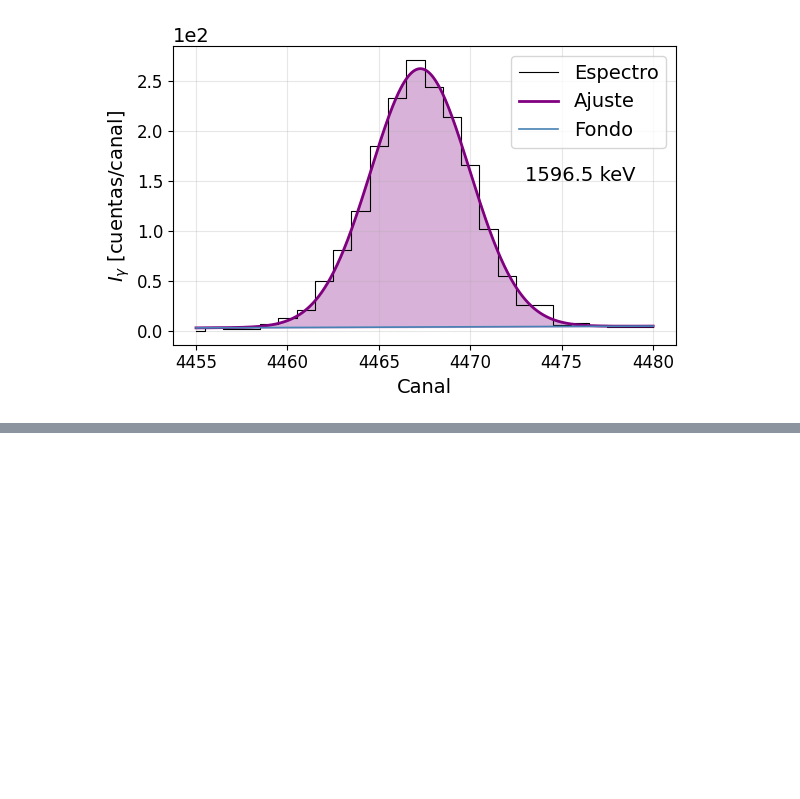
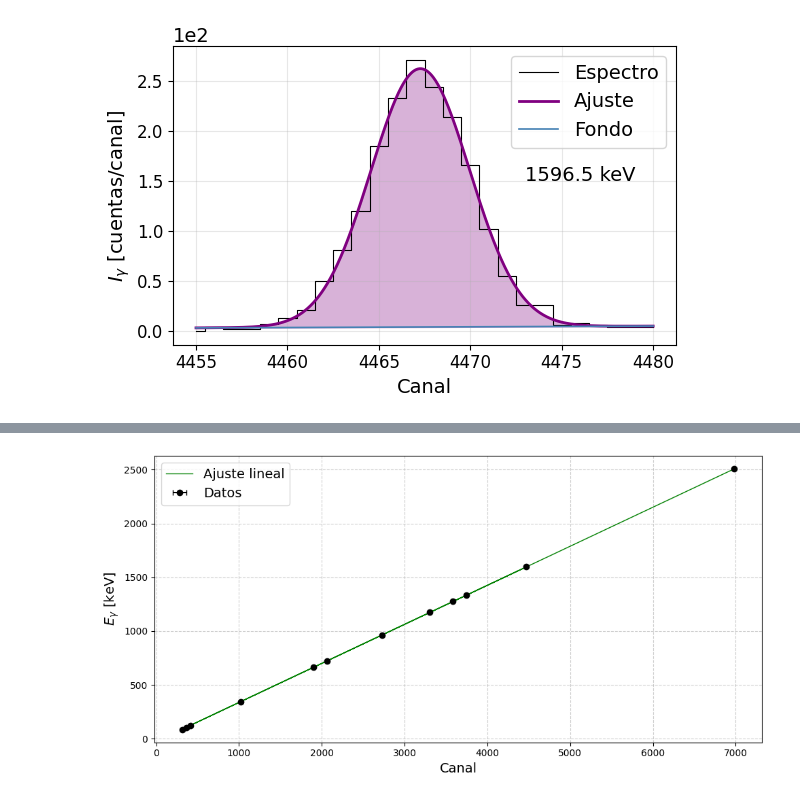
Before and after one commit to asarria48/Nuclear-physics, a Jupyter notebook: Informe3.ipynb, the cells around one changed output, grey strips where cells are left out. Cells and saved outputs as stored; diff of their text form; code cells hidden in the pictures; blank space fills up the shorter version.

Commit message:
Ajuste de energía keV vs energía canal

```diff
--- a/Informe3.ipynb
+++ b/Informe3.ipynb
@@ -1450,0 +1453,85 @@ Int      = 1746(34)
+# %%
+E = np.array([86.5, 105.3, 344.3, 723.3, 964.1, 1274.5, 1596.5, 122.1, 661.7, 1173.2, 1332.5, 2505.7])                                # datos de energía tomados de las tablas
+mu = np.array([312.1, 363.7, 1020.1101, 2062.905, 2725.83, 3580.551, 4467.266, 410.622, 1896.49, 3307.216, 3746.453, 6982.97])      # datos de mu hallados en los ajustes
+dmu = np.array([0.2, 0.1, 0.0071, 0.013, 0.02, 0.015, 0.037, 0.032, 0.02, 0.015, 0.015, 0.06])                                         # incertidumbres asociadas a cada canal
+dE = np.ones_like(E)                                                                                                                          # incertidumbre fija para la energía
+
+
+def f(E, b0, b1):
+    return b0 + b1 * E                                                                                # canal = b0 + b1 * energía
+
+popt, pcov = curve_fit(f, E, mu, sigma=dE, absolute_sigma=True)
+b0, b1 = popt
+db0, db1 = np.sqrt(np.diag(pcov))
+
+print("=== Ajuste de canal vs energía ===")
+print(f"b0 = {b0:.3f} ± {db0:.3f}")
+print(f"b1 = {b1:.5f} ± {db1:.5f}")
+print(pcov[0,1])
+
+# invierto
+# E = a0 + a1 * canal
+a1 = 1 / b1
+a0 = -b0 / b1
+da1 = db1 / b1**2
+da0 = np.sqrt((db0/b1)**2 + (b0*db1/b1**2)**2)
+
+
+def format_uncertainty(value, uncertainty):
+    n_decimals = int(-np.floor(np.log10(uncertainty))) + 1
+    value_rounded = round(value, n_decimals)
+    uncertainty_rounded = round(uncertainty, n_decimals)
+    digits = str(uncertainty_rounded).replace('.', '')[:3]
+    return f"{value_rounded:.{n_decimals}f}({digits})"
+
+a0_str = format_uncertainty(a0, da0)
+a1_str = format_uncertainty(a1, da1)
+
+print("\n=== Resultados de la calibración en energía ===")
+print(f"a0 = {a0_str} keV")
+print(f"a1 = {a1_str} keV/canal")
+print(f"\nEcuación de calibración:")
+print(f"E = {a0_str} + {a1_str} * canal")
+print(f"Acomodar la incertidumbre de a0 a (2) y despreciar la de a1.")
+
+
+plt.figure(figsize=(10,5))
+plt.errorbar(mu, E, xerr=dmu, fmt='o', color='black', capsize=3, label='Datos')
+plt.plot(mu, a0 + a1*mu, color='green', lw=1, label='Ajuste lineal')
+plt.xlabel('Canal', fontsize=14)
+plt.ylabel('$E_{\\gamma}$ [keV]', fontsize=14)
+plt.legend(fontsize=14)
+plt.grid(True, ls='--', alpha=0.6)
+plt.tight_layout()
+plt.show()
+
+
+E_ajustado = a0 + a1 * mu
+dif = E - E_ajustado
+error_rel = np.abs(dif / E) * 100
+
+print("\n=== Comparación Energía Teórica vs Ajustada ===")
+print(f"{'Canal':>8} {'E_teórico (keV)':>18} {'E_ajustado (keV)':>20} {'ΔE (keV)':>12} {'Error %':>10}")
+for i in range(len(E)):
+    print(f"{mu[i]:8.2f} {E[i]:18.3f} {E_ajustado[i]:20.3f} {dif[i]:12.3f} {error_rel[i]:10.3f}")
+
+
+# me falta calcular FHWM [keV]
+sigma = np.array([1.341, 1.384, 1.7258, 2.053, 2.244, 2.434, 2.71, 1.638, 2.173, 2.46, 2.57, 3.188])         # ejemplo: σ en canales para cada pico
+d_sigma = np.array([0.015, 0.012, 0.0081, 0.014, 0.021, 0.017, 0.04, 0.035, 0.022, 0.02, 0.02, 0.072])                                         # incertidumbre en σ
+
+# FWHM en canales
+FWHM_canal = 2.35482 * sigma
+dFWHM_canal = 2.35482 * d_sigma
+
+# FWHM en energía (keV)
+FWHM_E = a1 * FWHM_canal
+dFWHM_E = a1 * dFWHM_canal
+
+# === Mostrar tabla resumen ===
+print("\n=== Tabla: Resolución de picos === solo tomar FWHM de acá")
+print(f"{'E_teórico (keV)':>16} {'σ (canales)':>14} {'FWHM (canales)':>18} {'FWHM (keV)':>14} {'Resolución (%)':>16}")
+for i in range(len(E)):
+    resol = (FWHM_E[i] / E[i]) * 100
+    print(f"{E[i]:16.2f} {sigma[i]:14.3f} {FWHM_canal[i]:18.3f} {FWHM_E[i]:14.3f} {resol:16.2f}")
+# %% [output]
@@ -1450,0 +1550 @@ Int      = 1746(34)
+[figure, added]
```
Also changed, not shown: parts of 3 cells of this notebook.
